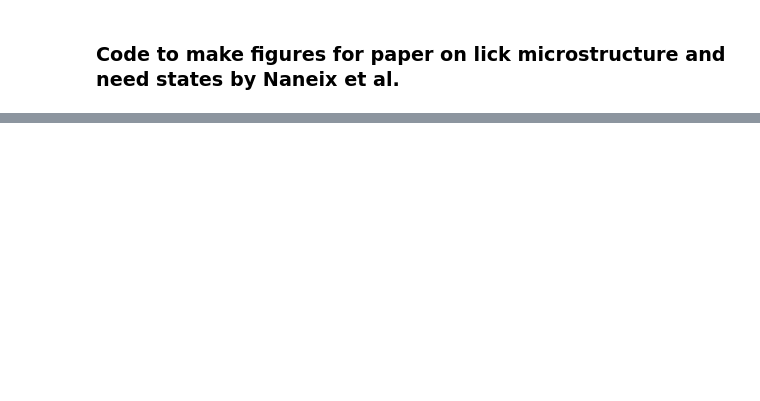
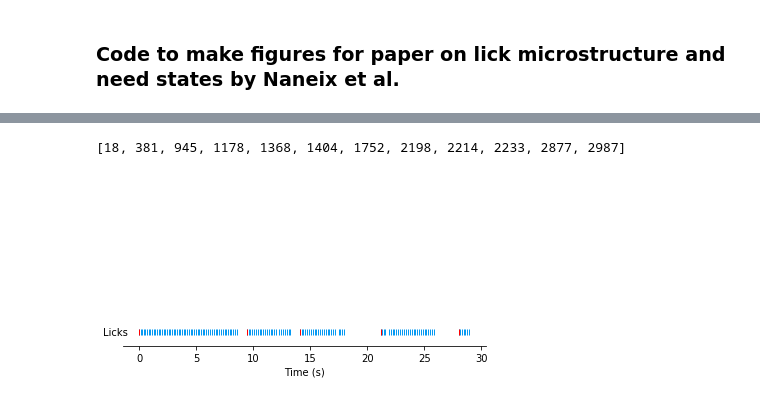
Before and after one commit to mccutcheonlab/naneix-microstructure-paper, a Jupyter notebook: notebooks/naneix-microstructure.ipynb, the cells around one changed output, grey strips where cells are left out. Cells and saved outputs as stored; diff of their text form; code cells hidden in the pictures; blank space fills up the shorter version.

```diff
--- a/notebooks/naneix-microstructure.ipynb
+++ b/notebooks/naneix-microstructure.ipynb
@@ -55,0 +38,15 @@ len(newbursts)
+# %%
+%run ..\helperfx.py
+
+longilis = [i for i,val in enumerate(lickdata['ilis']) if val>10]
+print(longilis)
+
+fig1a, ax = plt.subplots(figsize=(6.5, 3))
+
+lickraster(ax, licks, [18, 160], color=color1)
+
+fig1a.subplots_adjust(top=0.9, bottom=0.15)
+fig1a.savefig(savefolder+'fig1a.pdf')
+# %% [output]
+[18, 381, 945, 1178, 1368, 1404, 1752, 2198, 2214, 2233, 2877, 2987]
+[figure, added]
```
Also changed, not shown: parts of 15 cells of this notebook, 1 other file.
